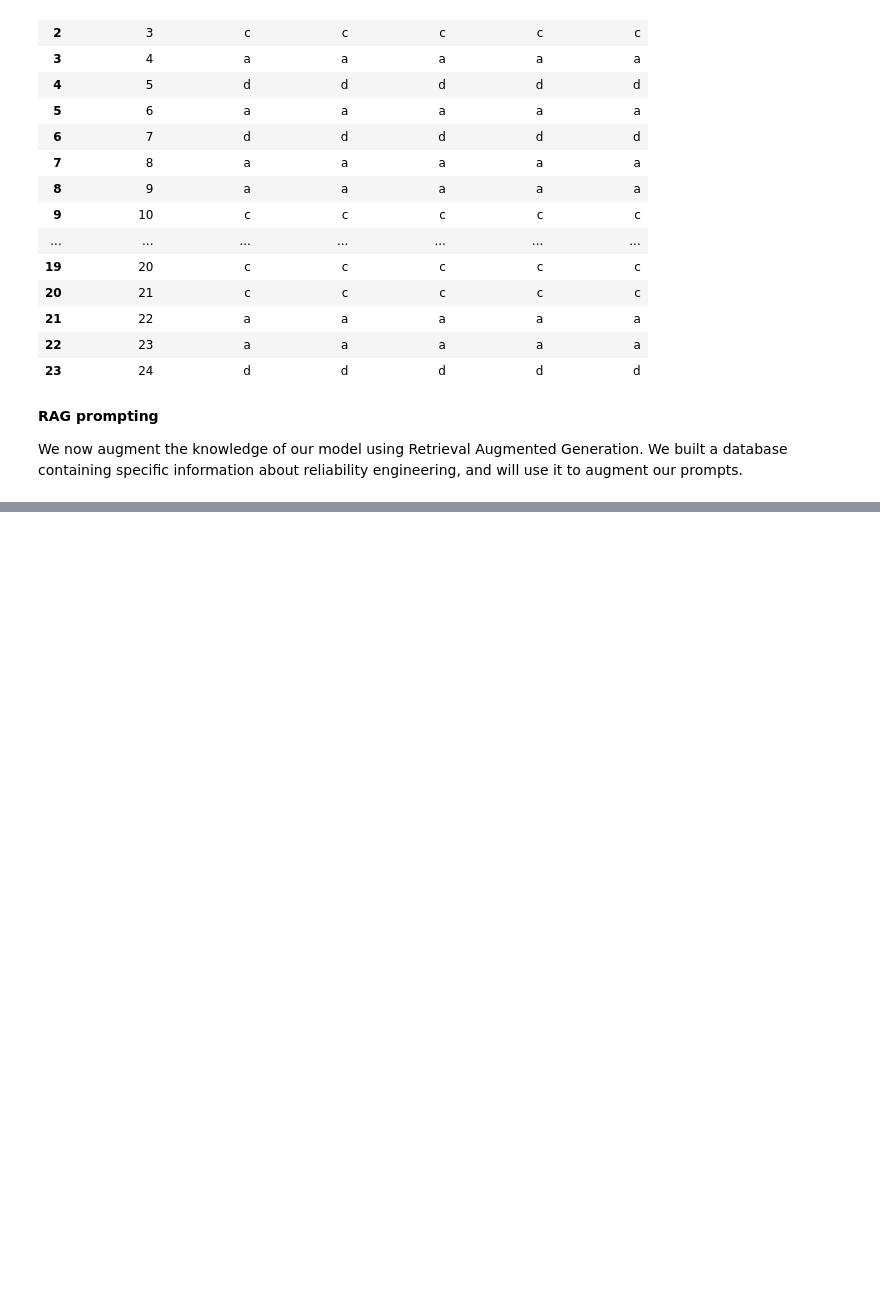
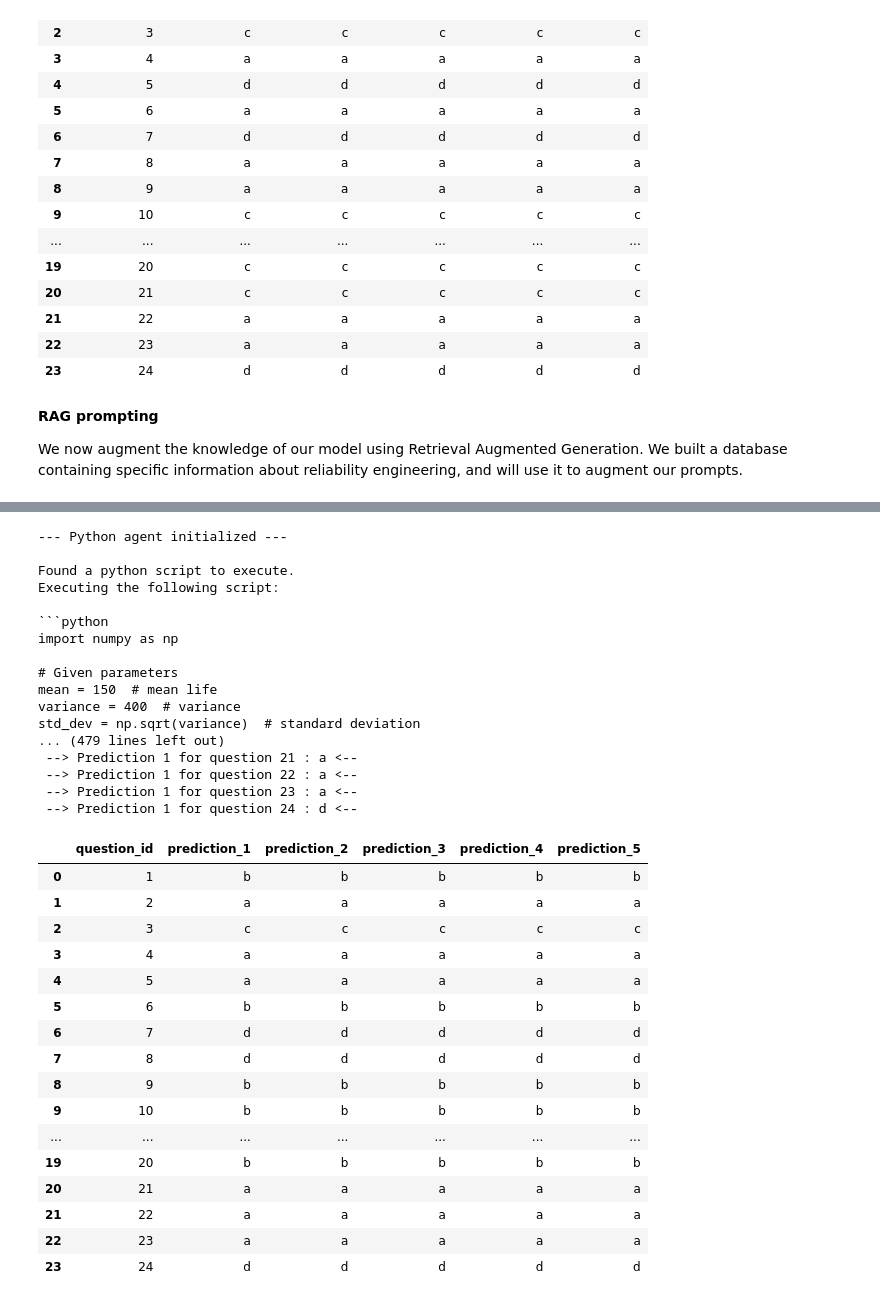
Before and after one commit to Gdemathan/GAIR-riskhive, a Jupyter notebook: run.ipynb, the cells around one changed output, grey strips where cells are left out. Saved outputs shown, nothing was run; the diff lists cells and outputs as text; code cells hidden in the pictures; blank space fills up the shorter version.

Commit message:
feat: add qdrant local rag

````diff
--- a/run.ipynb
+++ b/run.ipynb
@@ -262,3 +310,33 @@ z_score = stats.norm.ppf(percentile)
 **RAG prompting**
 
 We now augment the knowledge of our model using Retrieval Augmented Generation. We built a database containing specific information about reliability engineering, and will use it to augment our prompts.
+# %%
+from src.utils import init_string
+
+rag = QdrantRAG(rag_path="generated/extracted_rag.json", qdrant_client=qdrant_client)
+
+MAX_CONTEXT_LENGTH = 1000
+
+
+class RiskHive(DoublePrompting):
+    def __init__(self, *args, **kwargs):
+        super().__init__(*args, **kwargs)
+        self.augment_max_length = MAX_CONTEXT_LENGTH
+        init_string()
+
+    def inject_context(self, q: str):
+        question, _ = q.split("[Choices]")
+        search = rag.search(question)
+        element = f"""
+Information ranked by relevance:
+1 : {search[0]}
+2 : {search[1]}
+3 : {search[2]}
+"""
+        return f"{q}\n\n Here is some information that could help. If there appears to be the correct mathematical formula, you can use it :  ```{element[0 : self.augment_max_length]}...```"
+
+    def get_1_answer(self, q):
+        return super().get_1_answer(self.inject_context(q))
+
+
+rh = RiskHive(test_questions, openai_client)
@@ -264,0 +354,39 @@ We now augment the knowledge of our model using Retrieval Augmented Generation.
+# %%
+PythonAgent.inject_python(openai_client=openai_client)
+# test_submission(rh, fake_multiple_attempts=True)
+rh.get_submission(save_path="generated/risk_hive_submission.csv", fake_multiple_attempts=True)
+# %% [output]
+--- Python agent initialized ---
+
+Found a python script to execute.
+Executing the following script:
+
+```python
+import numpy as np
+
+# Given parameters
+mean = 150  # mean life
+variance = 400  # variance
+std_dev = np.sqrt(variance)  # standard deviation
+... (479 lines left out)
+ --> Prediction 1 for question 21 : a <--
+ --> Prediction 1 for question 22 : a <--
+ --> Prediction 1 for question 23 : a <--
+ --> Prediction 1 for question 24 : d <--
+|  | question_id | prediction_1 | prediction_2 | prediction_3 | prediction_4 | prediction_5 |
+| 0 | 1 | b | b | b | b | b |
+| 1 | 2 | a | a | a | a | a |
+| 2 | 3 | c | c | c | c | c |
+| 3 | 4 | a | a | a | a | a |
+| 4 | 5 | a | a | a | a | a |
+| 5 | 6 | b | b | b | b | b |
+| 6 | 7 | d | d | d | d | d |
+| 7 | 8 | d | d | d | d | d |
+| 8 | 9 | b | b | b | b | b |
+| 9 | 10 | b | b | b | b | b |
+| ... | ... | ... | ... | ... | ... | ... |
+| 19 | 20 | b | b | b | b | b |
+| 20 | 21 | a | a | a | a | a |
+| 21 | 22 | a | a | a | a | a |
+| 22 | 23 | a | a | a | a | a |
+| 23 | 24 | d | d | d | d | d |
````
Also changed, not shown: parts of 8 cells of this notebook, 5 other files.
